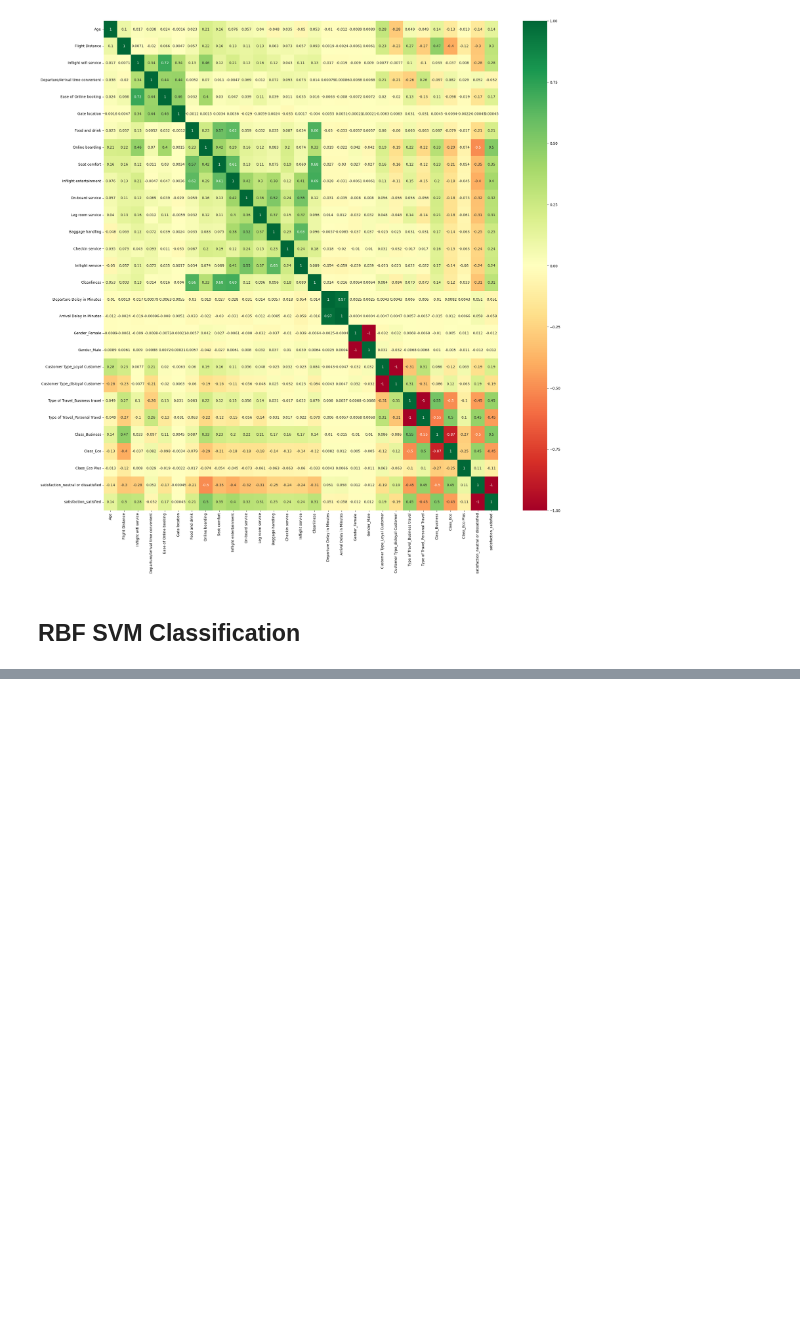
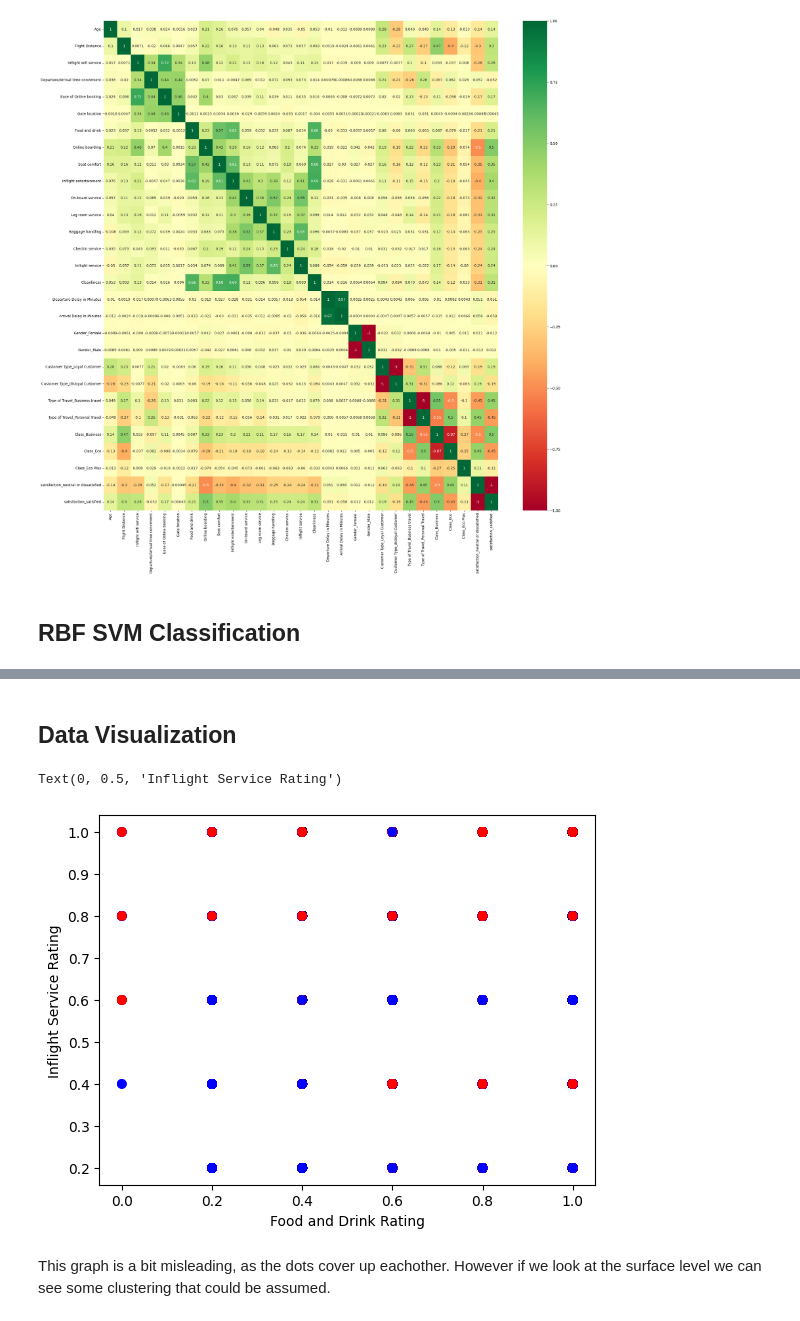
Before and after one commit to sethbeckett/cs6830_project7, a Jupyter notebook: dave.ipynb, the cells around one changed output, grey strips where cells are left out. Cells and saved outputs as stored; diff of their text form; code cells hidden in the pictures; blank space fills up the shorter version.

Commit message:
More dave graphs

```diff
--- a/dave.ipynb
+++ b/dave.ipynb
@@ -57,7 +57,9 @@ y = hotdf['satisfaction_neutral or dissatisfied']
 #x = hotdf[['Class_Eco', 'Type of Travel_Personal Travel']].copy()
 x = hotdf.drop(columns={'satisfaction_neutral or dissatisfied', 'satisfaction_satisfied'})
 
-x_train, x_test, y_train, y_test = train_test_split(x, y, test_size=0.9)
+# The dataset is so big that I need to cut it down
+x_train, x_test, y_train, y_test = train_test_split(x, y, test_size=0.7)
+
 x_train, x_test, y_train, y_test = train_test_split(x_train, y_train, test_size=0.2)
 
 clf = svm.SVC(kernel='rbf', gamma=0.1)
@@ -70,10 +72,5 @@ p,r,f,s = precision_recall_fscore_support(y_test, y_pred)
 print(f'Per: {p}')
 print(f'Rec: {r}')
 print(f'F1: {f}')
-
-perm_importance = permutation_importance(clf, x_test, y_test, n_jobs=-1, n_repeats=1)
-print("Done with Importance Stuff")
-sorted_idx = perm_importance.importances_mean.argsort()
-print(sorted_idx)
 # %% [output]
 Done Fitting the Model
@@ -85,0 +111,11 @@ Done with Importance Stuff
+# %%
+clf = svm.SVC(kernel='poly', degree=2)
+clf.fit(x_train, y_train)
+print("Done Fitting the Model")
+y_pred = clf.predict(x_test)
+
+p,r,f,s = precision_recall_fscore_support(y_test, y_pred)
+
+print(f'Per: {p}')
+print(f'Rec: {r}')
+print(f'F1: {f}')
@@ -85,0 +129,11 @@ Done with Importance Stuff
+# %%
+clf = svm.SVC(kernel='linear', class_weight={0:4})
+clf.fit(x_train, y_train)
+print("Done Fitting the Model")
+y_pred = clf.predict(x_test)
+
+p,r,f,s = precision_recall_fscore_support(y_test, y_pred)
+
+print(f'Per: {p}')
+print(f'Rec: {r}')
+print(f'F1: {f}')
@@ -85,0 +149,4 @@ Done with Importance Stuff
+# %%
+lm = LogisticRegression()
+lm.fit(x_train, y_train)
+print(lm.score(x_train, y_train))
@@ -85,0 +162,14 @@ Done with Importance Stuff
+# %% [markdown]
+## Data Visualization
+# %%
+plotx = x_train[['Food and drink', 'Inflight service']]
+ploty = y_train
+color = ['r' if ploty_ == 0 else 'b' for ploty_ in y_train]
+plt.scatter(x_train['Food and drink'], x_train['Inflight service'], c=color)
+plt.xlabel("Food and Drink Rating")
+plt.ylabel("Inflight Service Rating")
+# %% [output]
+Text(0, 0.5, 'Inflight Service Rating')
+[figure, added]
+# %% [markdown]
+This graph is a bit misleading, as the dots cover up eachother. However if we look at the surface level we can see some clustering that could be assumed.
```
Also changed, not shown: parts of 11 cells of this notebook.
